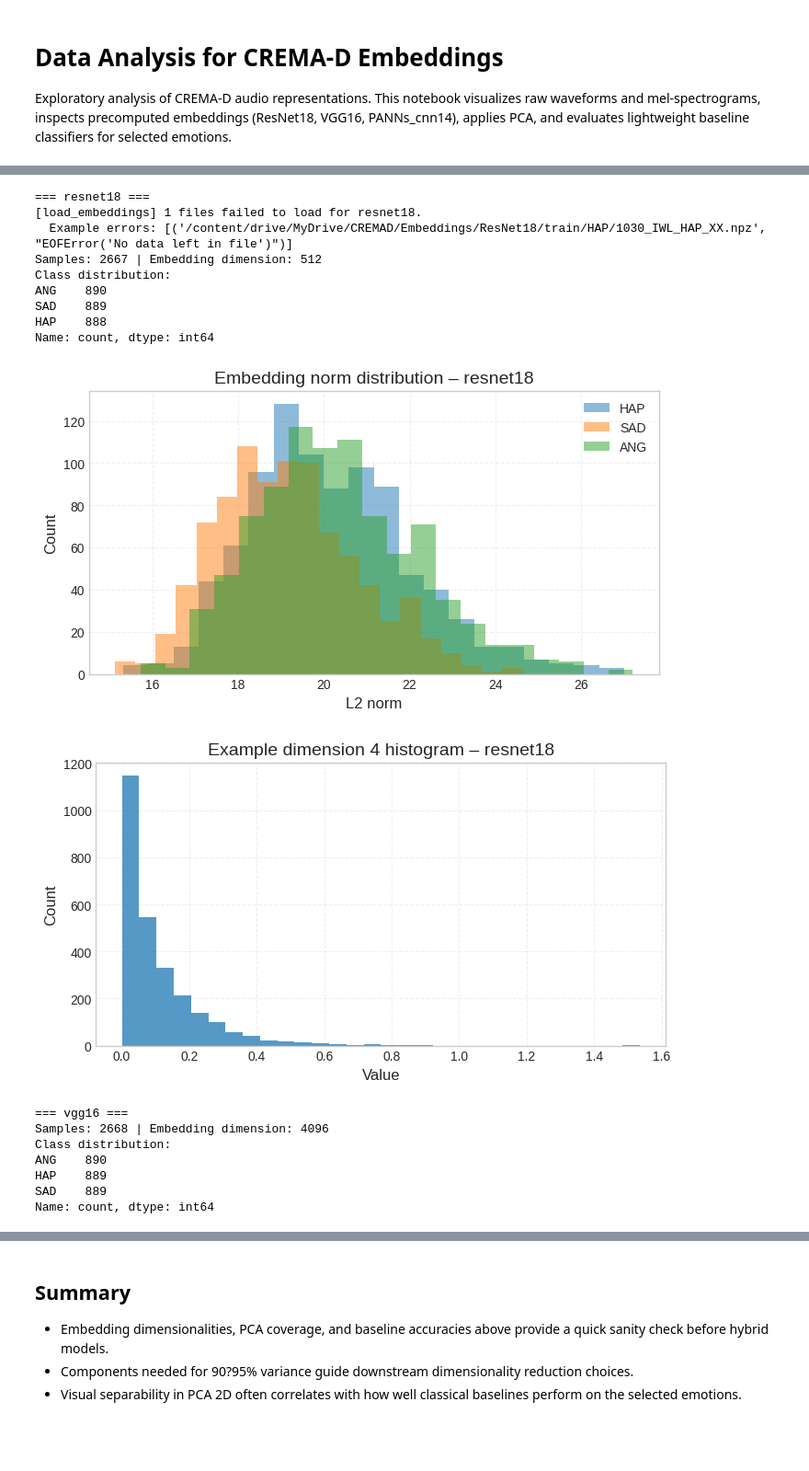
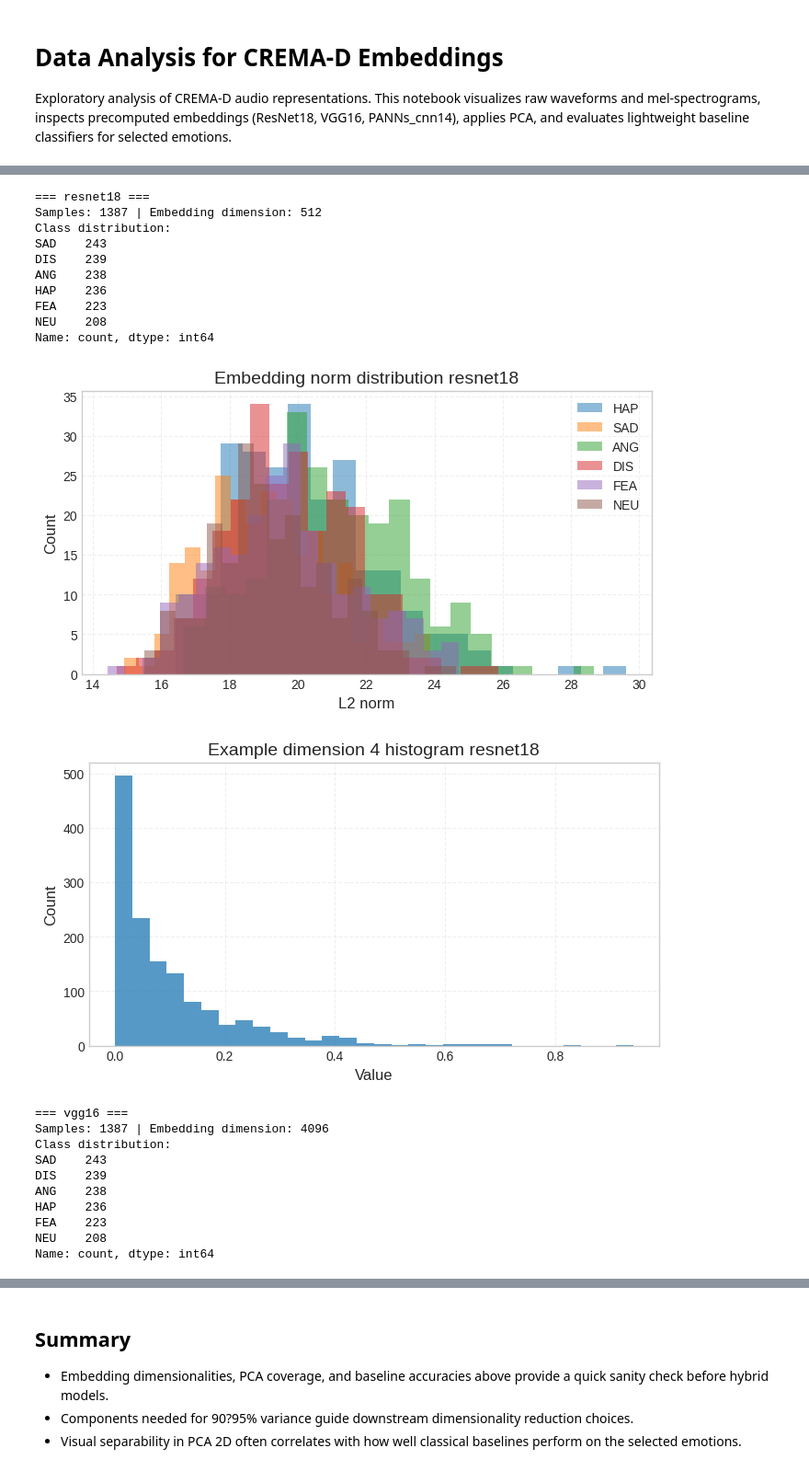
Before and after one commit to lburdman/qnn-transfer-learning, a Jupyter notebook: data_analysis.ipynb, the cells around one changed output, grey strips where cells are left out. Shown at 92% size. Saved outputs shown, nothing was run; the diff lists cells and outputs as text; code cells hidden in the pictures; blank space fills up the shorter version.

Commit message:
Fixed data_analysisi and added quantum_analysis

```diff
--- a/data_analysis.ipynb
+++ b/data_analysis.ipynb
@@ -59,7 +72,6 @@ AUDIO_DIR = DATA_ROOT / 'AudioWAV'
 SPLITS_DIR = DATA_ROOT / 'splits'
 SPEC_DIR = DATA_ROOT / 'Spectrograms'
 EMB_ROOT = DATA_ROOT / 'Embeddings'
-PANN_DIR = EMB_ROOT / 'PANNs_Cnn14'
 MFCC_DIR = DATA_ROOT / 'MFCC'
 
 TARGET_SR = 22050
@@ -67,12 +79,12 @@ N_FFT = 2048
 HOP_LENGTH = 512
 N_MELS = 128
 
-SELECTED_CLASSES = ['HAP', 'SAD', 'ANG']
-SPLITS_TO_USE = ('train',)  # you can add 'val', 'test' if needed
+SELECTED_CLASSES = ['HAP', 'SAD', 'ANG', 'DIS', 'FEA', 'NEU'] # ['HAP', 'SAD', 'ANG', 'DIS', 'FEA', 'NEU']
+SPLITS_TO_USE = ('val',)  # you can add 'val', 'test' if needed
 EMBEDDING_PATHS = {
     'resnet18': EMB_ROOT / 'ResNet18',
     'vgg16': EMB_ROOT / 'VGG16',
-    'panns_cnn14': PANN_DIR,
+    'panns_cnn14': EMB_ROOT / 'PANNs_Cnn14',
 }
 EMBEDDING_TYPES = list(EMBEDDING_PATHS.keys())
 PCA_COMPONENTS_MAX = 50
@@ -90,13 +102,13 @@ from src.visualize_melspec import plot_waveform, plot_melspectrogram, plot_examp
 # Waveform and mel-spectrogram helpers are imported from src.visualize_melspec.
 # %%
 # Sample examples per class for waveform and mel views
-meta_df = load_metadata()
+meta_df = load_metadata(selected_classes=SELECTED_CLASSES, splits_dir=SPLITS_DIR, audio_dir=AUDIO_DIR)
 examples = []
 for cls in SELECTED_CLASSES:
     cls_df = meta_df[meta_df['label'] == cls]
     if cls_df.empty:
         continue
-    n_show = min(2, len(cls_df))
+    n_show = min(1, len(cls_df))
     sampled = cls_df.sample(n=n_show, random_state=SEED)
     examples.append(sampled)
 
@@ -118,53 +130,57 @@ embedding_store = {}
 
 for emb_type in EMBEDDING_TYPES:
     print(f'\n=== {emb_type} ===')
-    X, y, meta = load_embeddings(emb_type, splits=SPLITS_TO_USE)
+    X, y, meta = load_embeddings(emb_type, embedding_paths=EMBEDDING_PATHS, splits=SPLITS_TO_USE, selected_classes=SELECTED_CLASSES)
     embedding_store[emb_type] = {'X': X, 'y': y, 'meta': meta}
 
     print(f'Samples: {len(X)} | Embedding dimension: {X.shape[1]}')
     print('Class distribution:')
     print(pd.Series(y).value_counts())
 
     # Norm distribution per class
     norms = np.linalg.norm(X, axis=1)
     fig, ax = plt.subplots(figsize=(8, 4))
     for cls in SELECTED_CLASSES:
         mask = (y == cls)
         if mask.any():
             ax.hist(norms[mask], bins=20, alpha=0.5, label=cls)
 
-    ax.set_title(f'Embedding norm distribution â€“ {emb_type}')
+    ax.set_title(f'Embedding norm distribution {emb_type}')
     ax.set_xlabel('L2 norm')
     ax.set_ylabel('Count')
     ax.legend()
     ax.grid(True, linestyle='--', alpha=0.3)
     plt.show()
 
     # Example histogram of a single embedding dimension
     dim_index = min(4, X.shape[1] - 1)
     fig, ax = plt.subplots(figsize=(8, 4))
     ax.hist(X[:, dim_index], bins=30, alpha=0.75)
-    ax.set_title(f'Example dimension {dim_index} histogram â€“ {emb_type}')
+    ax.set_title(f'Example dimension {dim_index} histogram {emb_type}')
     ax.set_xlabel('Value')
     ax.set_ylabel('Count')
     ax.grid(True, linestyle='--', alpha=0.3)
     plt.show()
 # %% [output]
 === resnet18 ===
-[load_embeddings] 1 files failed to load for resnet18.
-  Example errors: [('/content/drive/MyDrive/CREMAD/Embeddings/ResNet18/train/HAP/1030_IWL_HAP_XX.npz', "EOFError('No data left in file')")]
-Samples: 2667 | Embedding dimension: 512
+Samples: 1387 | Embedding dimension: 512
 Class distribution:
-ANG    890
-SAD    889
-HAP    888
+SAD    243
+DIS    239
+ANG    238
+HAP    236
+FEA    223
+NEU    208
 Name: count, dtype: int64
-[figure, old version]
+[figure, new version]
-[figure, old version]
+[figure, new version]
 === vgg16 ===
-Samples: 2668 | Embedding dimension: 4096
+Samples: 1387 | Embedding dimension: 4096
 Class distribution:
-ANG    890
-HAP    889
-SAD    889
+SAD    243
+DIS    239
+ANG    238
+HAP    236
+FEA    223
+NEU    208
 Name: count, dtype: int64
```
Also changed, not shown: parts of 10 cells of this notebook, 1 other file.
